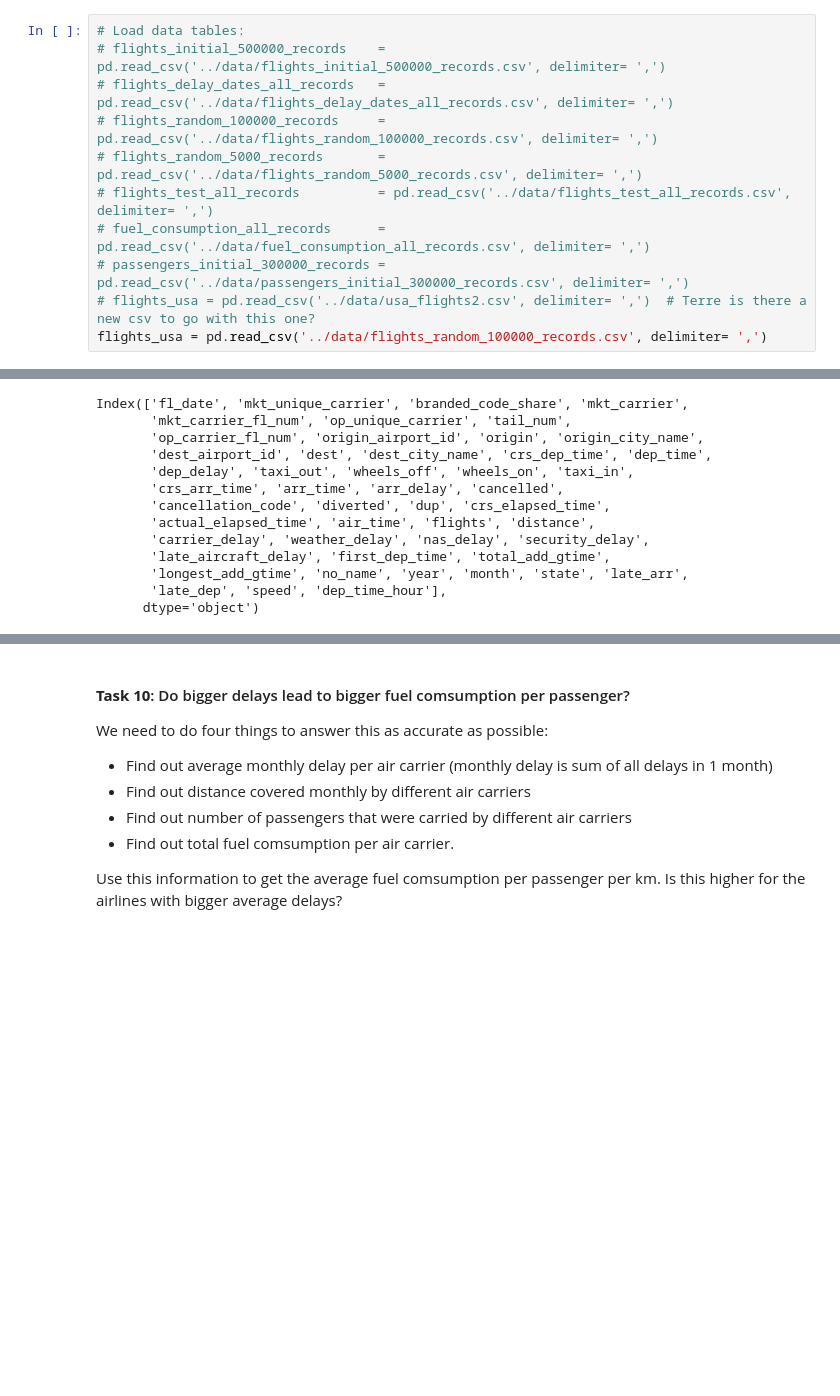
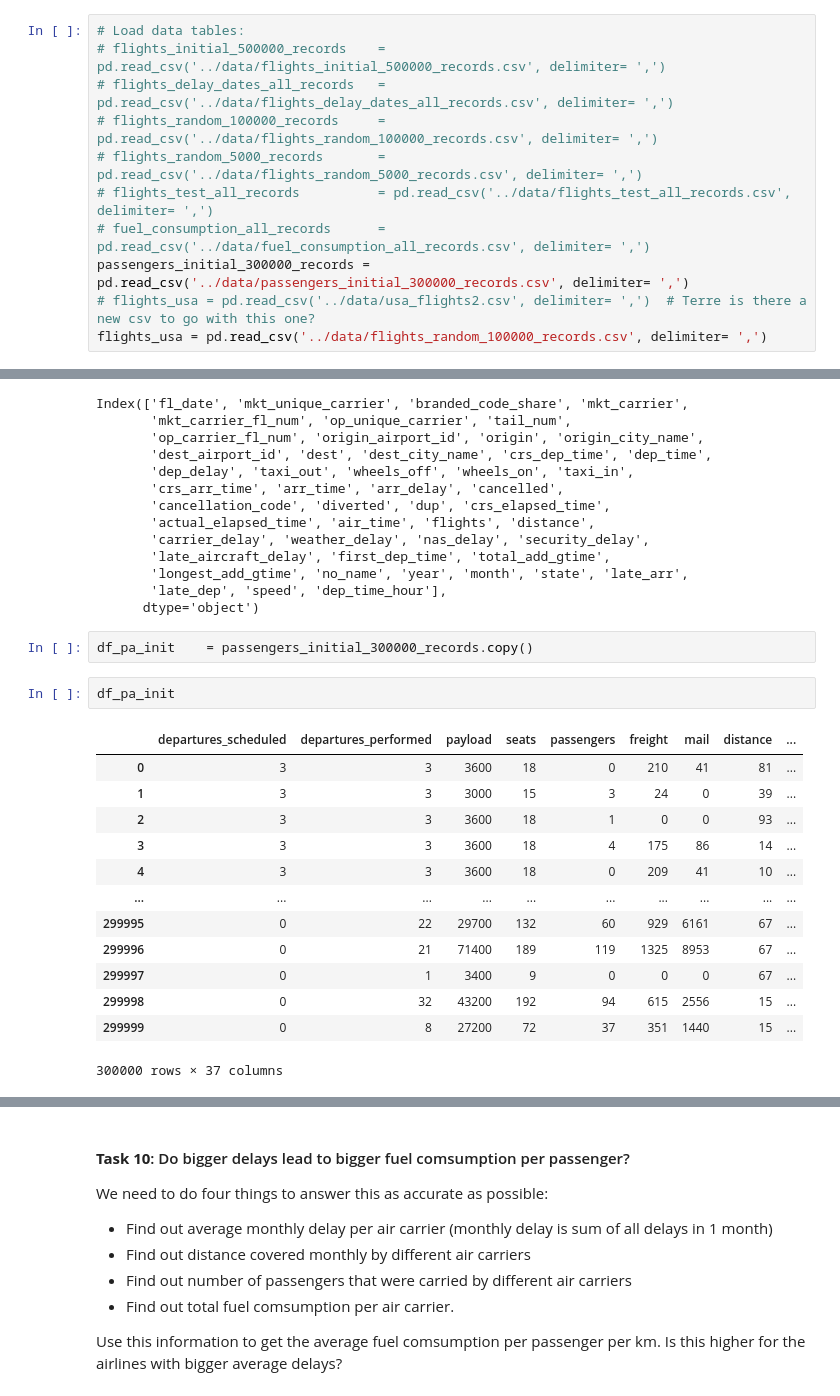
Before and after one commit to jdormaar/Flight-Delays, a Jupyter notebook: Workbook/exploratory_analysis-Copy1.ipynb, the cells around one changed output, grey strips where cells are left out. Cells and saved outputs as stored; diff of their text form; blank space fills up the shorter version.

```diff
--- a/Workbook/exploratory_analysis-Copy1.ipynb
+++ b/Workbook/exploratory_analysis-Copy1.ipynb
@@ -40,7 +40,7 @@ import requests
 # flights_random_5000_records       = pd.read_csv('../data/flights_random_5000_records.csv', delimiter= ',')
 # flights_test_all_records          = pd.read_csv('../data/flights_test_all_records.csv', delimiter= ',')
 # fuel_consumption_all_records      = pd.read_csv('../data/fuel_consumption_all_records.csv', delimiter= ',')
-# passengers_initial_300000_records = pd.read_csv('../data/passengers_initial_300000_records.csv', delimiter= ',')
+passengers_initial_300000_records = pd.read_csv('../data/passengers_initial_300000_records.csv', delimiter= ',')
 # flights_usa = pd.read_csv('../data/usa_flights2.csv', delimiter= ',')  # Terre is there a new csv to go with this one?
 flights_usa = pd.read_csv('../data/flights_random_100000_records.csv', delimiter= ',')
 # %%
@@ -857,3 +861,21 @@ Index(['fl_date', 'mkt_unique_carrier', 'branded_code_share', 'mkt_carrier',
        'longest_add_gtime', 'no_name', 'year', 'month', 'state', 'late_arr',
        'late_dep', 'speed', 'dep_time_hour'],
       dtype='object')
+# %%
+df_pa_init    = passengers_initial_300000_records.copy()
+# %%
+df_pa_init
+# %% [output]
+|  | departures_scheduled | departures_performed | payload | seats | passengers | freight | mail | distance | ... |
+| 0 | 3 | 3 | 3600 | 18 | 0 | 210 | 41 | 81 | ... |
+| 1 | 3 | 3 | 3000 | 15 | 3 | 24 | 0 | 39 | ... |
+| 2 | 3 | 3 | 3600 | 18 | 1 | 0 | 0 | 93 | ... |
+| 3 | 3 | 3 | 3600 | 18 | 4 | 175 | 86 | 14 | ... |
+| 4 | 3 | 3 | 3600 | 18 | 0 | 209 | 41 | 10 | ... |
+| ... | ... | ... | ... | ... | ... | ... | ... | ... | ... |
+| 299995 | 0 | 22 | 29700 | 132 | 60 | 929 | 6161 | 67 | ... |
+| 299996 | 0 | 21 | 71400 | 189 | 119 | 1325 | 8953 | 67 | ... |
+| 299997 | 0 | 1 | 3400 | 9 | 0 | 0 | 0 | 67 | ... |
+| 299998 | 0 | 32 | 43200 | 192 | 94 | 615 | 2556 | 15 | ... |
+| 299999 | 0 | 8 | 27200 | 72 | 37 | 351 | 1440 | 15 | ... |
+300000 rows × 37 columns
```
Also changed, not shown: parts of 2 cells of this notebook.
